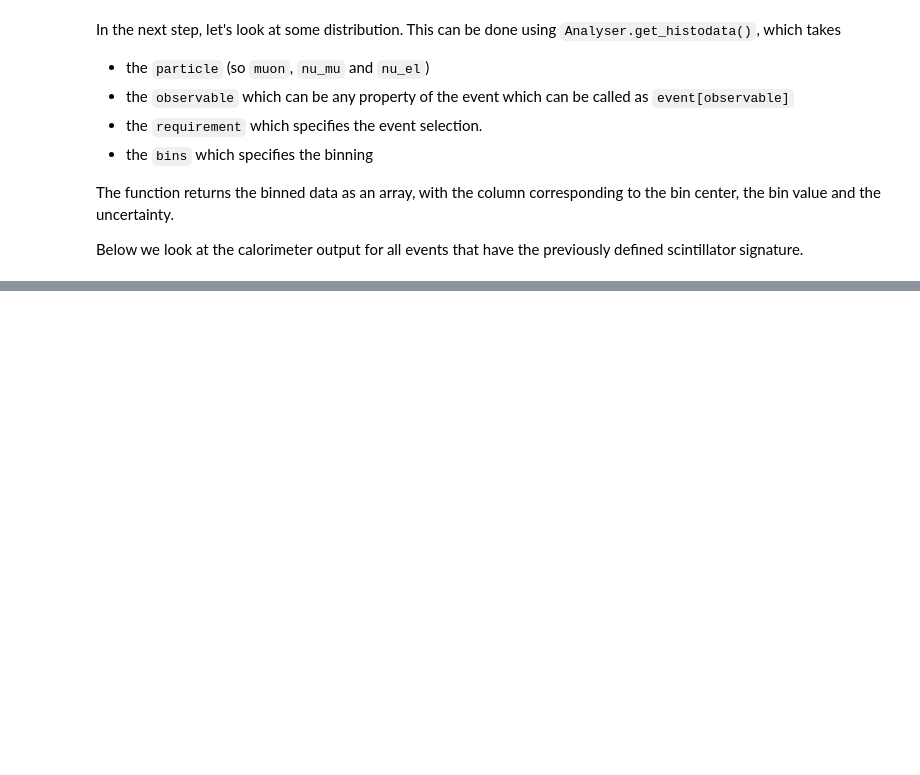
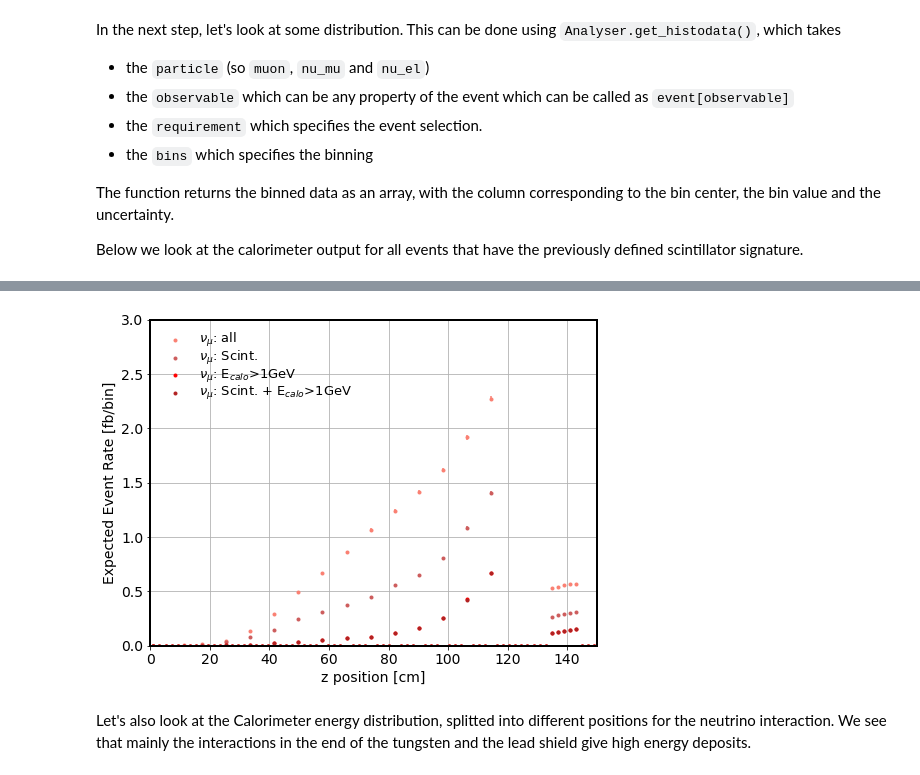
Before and after one commit to mwaterbury/scintillatorneutrinos, a Jupyter notebook: Analysis_Felix.ipynb, the cells around one changed output, grey strips where cells are left out. Cells and saved outputs as stored; diff of their text form; code cells hidden in the pictures; blank space fills up the shorter version.

```diff
--- a/Analysis_Felix.ipynb
+++ b/Analysis_Felix.ipynb
@@ -116,0 +139,29 @@ plt.show()
+# %%
+bins = np.linspace(0,150,75)
+data_numu_z0 = analyser.get_histodata(particle='numu', observable='zposition', bins=bins,
+    requirement="True")
+data_numu_z1 = analyser.get_histodata(particle='numu', observable='zposition', bins=bins,
+    requirement="event['passed_scintillator']==True")
+data_numu_z2 = analyser.get_histodata(particle='numu', observable='zposition', bins=bins,
+    requirement="event['calorimeter']>1")
+data_numu_z3 = analyser.get_histodata(particle='numu', observable='zposition', bins=bins,
+    requirement="event['passed_scintillator']==True and event['calorimeter']>1")
+# %%
+dataset = [
+    [data_numu_z0, "salmon"       , "$\\nu_\mu$: all"                       ],
+    [data_numu_z1, "indianred"    , "$\\nu_\mu$: Scint. "                   ],
+    [data_numu_z2, "red"          , "$\\nu_\mu$: E$_{calo}$>1GeV"           ],
+    [data_numu_z3, "firebrick"    , "$\\nu_\mu$: Scint. + E$_{calo}$>1GeV"  ],
+]
+
+analyser.plot_histogram(
+    dataset = dataset,
+    xlabel = "z position [cm]",
+    logx = False, logy = False,
+    xlim = [0,150], ylim = [0,3],
+    filename = "GeneratedPlots/Fig_zpos.pdf",
+)
+# %% [output]
+[figure, added]
+# %% [markdown]
+Let's also look at the Calorimeter energy distribution, splitted into different positions for the neutrino interaction. We see that mainly the interactions in the end of the tungsten and the lead shield give high energy deposits.
```
Also changed, not shown: parts of 52 cells of this notebook, 31 other files.
